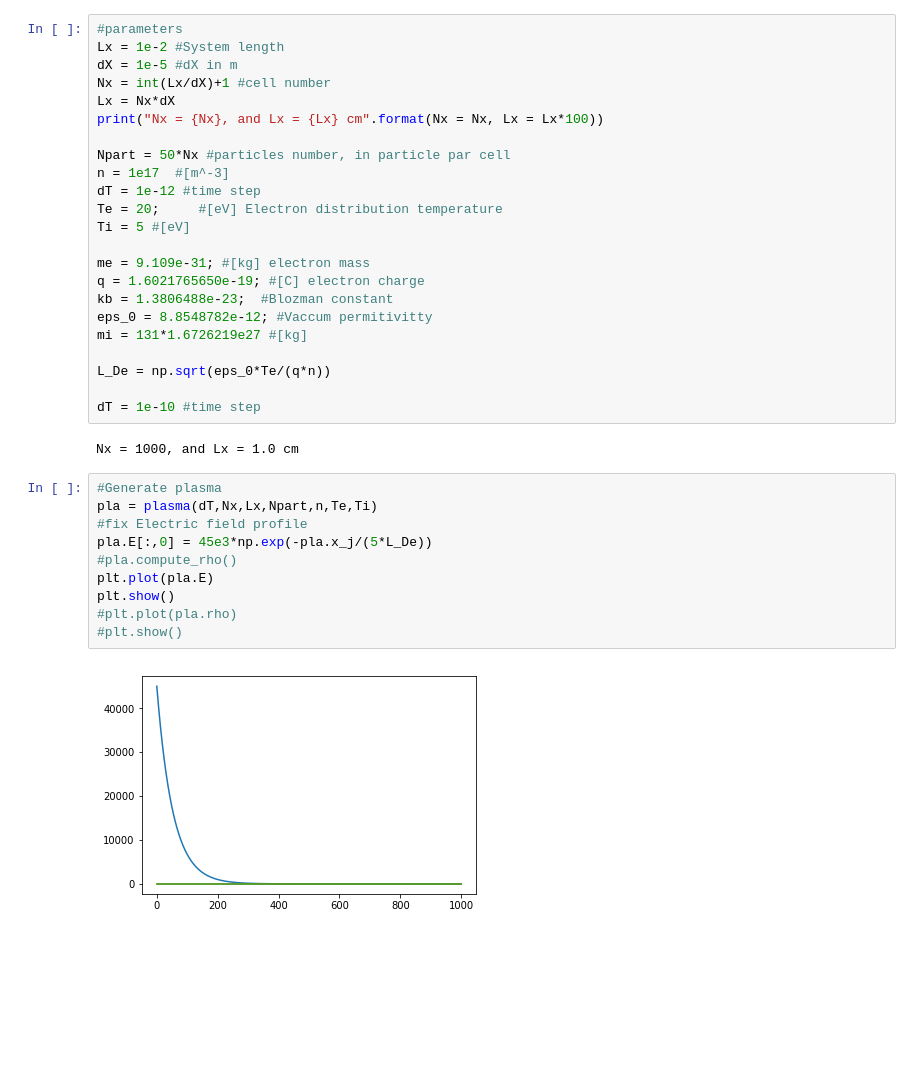
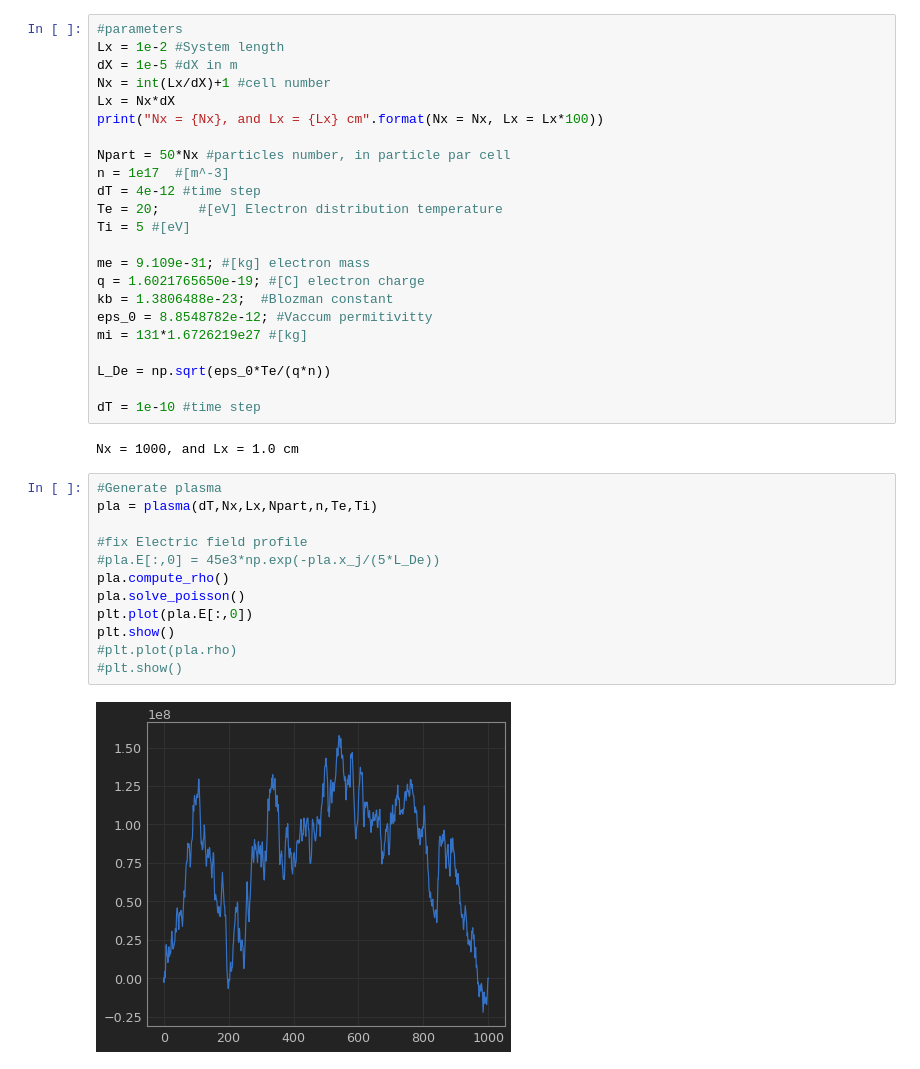
Before and after one commit to antoinetavant/1D_PIC, a Jupyter notebook: Main.ipynb, the cells around one changed output. Saved outputs shown, nothing was run; the diff lists cells and outputs as text; blank space fills up the shorter version.

```diff
--- a/Main.ipynb
+++ b/Main.ipynb
@@ -38,7 +41,7 @@ print("Nx = {Nx}, and Lx = {Lx} cm".format(Nx = Nx, Lx = Lx*100))
 
 Npart = 50*Nx #particles number, in particle par cell
 n = 1e17  #[m^-3]
-dT = 1e-12 #time step
+dT = 4e-12 #time step
 Te = 20;     #[eV] Electron distribution temperature
 Ti = 5 #[eV]
 
@@ -56,13 +59,15 @@ Nx = 1000, and Lx = 1.0 cm
 # %%
 #Generate plasma
 pla = plasma(dT,Nx,Lx,Npart,n,Te,Ti)
+
 #fix Electric field profile
-pla.E[:,0] = 45e3*np.exp(-pla.x_j/(5*L_De))
-#pla.compute_rho()
-plt.plot(pla.E)
+#pla.E[:,0] = 45e3*np.exp(-pla.x_j/(5*L_De))
+pla.compute_rho()
+pla.solve_poisson()
+plt.plot(pla.E[:,0])
 plt.show()
 #plt.plot(pla.rho)
 #plt.show()
 # %% [output]
-[figure, old version]
+[figure, new version]
 # %%
```
Also changed, not shown: parts of 16 cells of this notebook, 3 other files.
